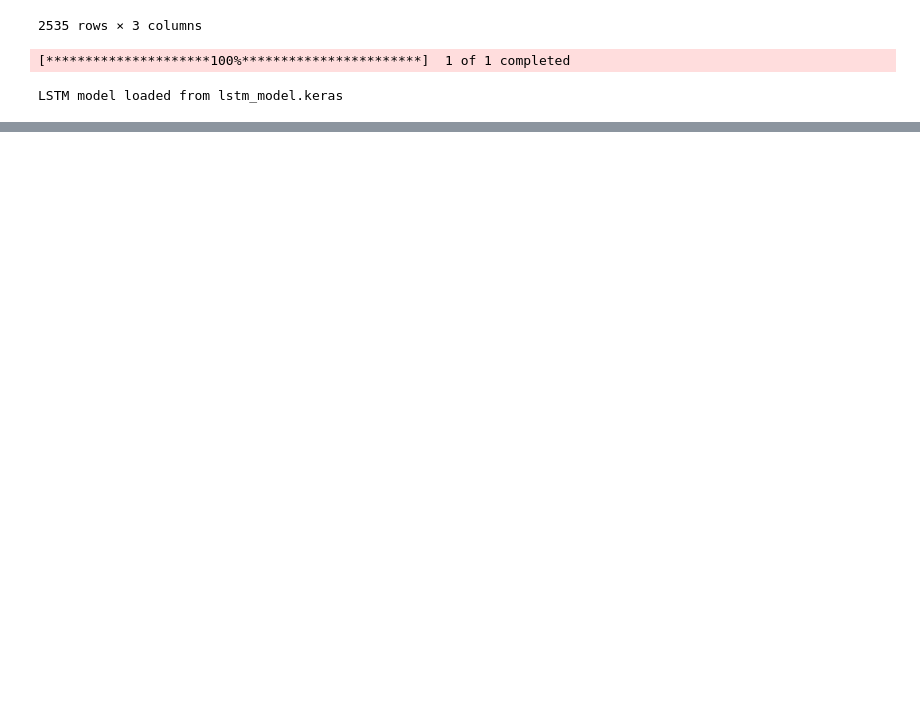
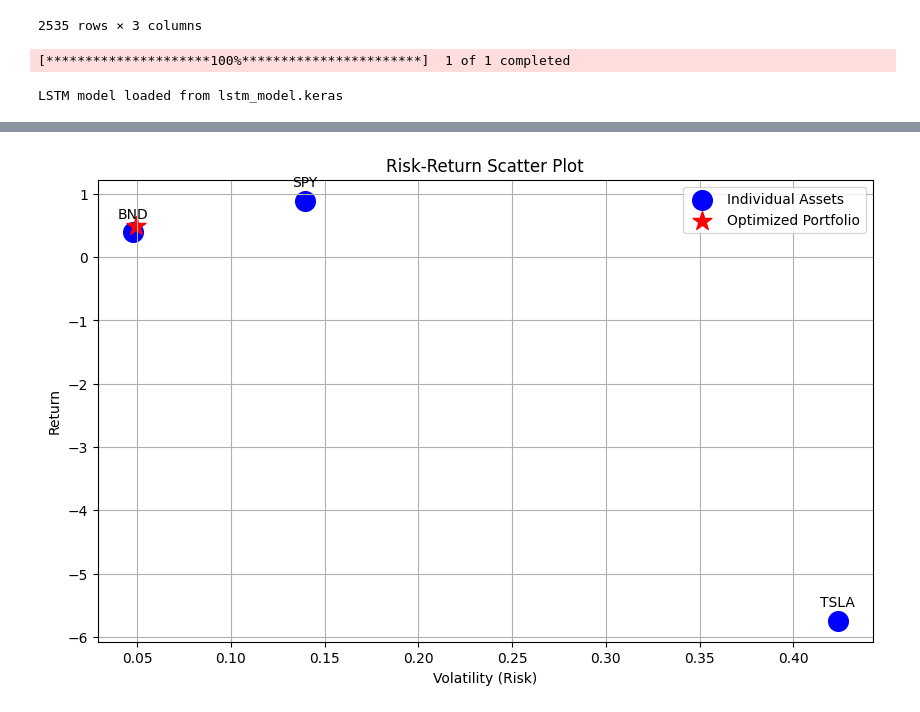
Before and after one commit to Natnahom/kaim-week-11, a Jupyter notebook: notebooks/portfolio_optimization.ipynb, the cells around one changed output, grey strips where cells are left out. Saved outputs shown, nothing was run; the diff lists cells and outputs as text; code cells hidden in the pictures; blank space fills up the shorter version.

```diff
--- a/notebooks/portfolio_optimization.ipynb
+++ b/notebooks/portfolio_optimization.ipynb
@@ -77,0 +155,5 @@ annual_returns, covariance_matrix = compute_annual_returns_and_covariance(combin
+# %%
+# Risk-Return Scatter Plot
+plot_risk_return(annual_returns, covariance_matrix, optimized_weights)
+# %% [output]
+[figure, added]
```
Also changed, not shown: parts of 11 cells of this notebook, 1 other file.
